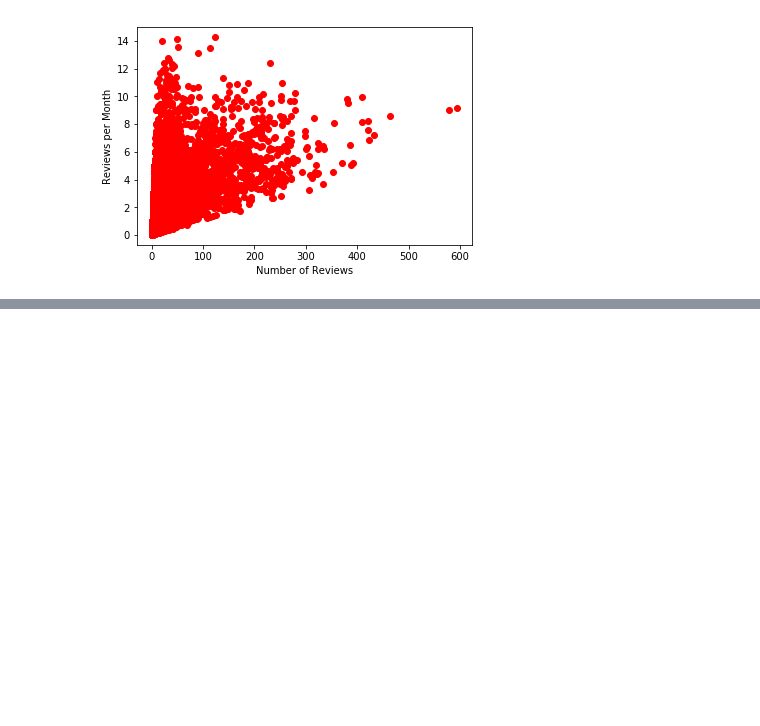
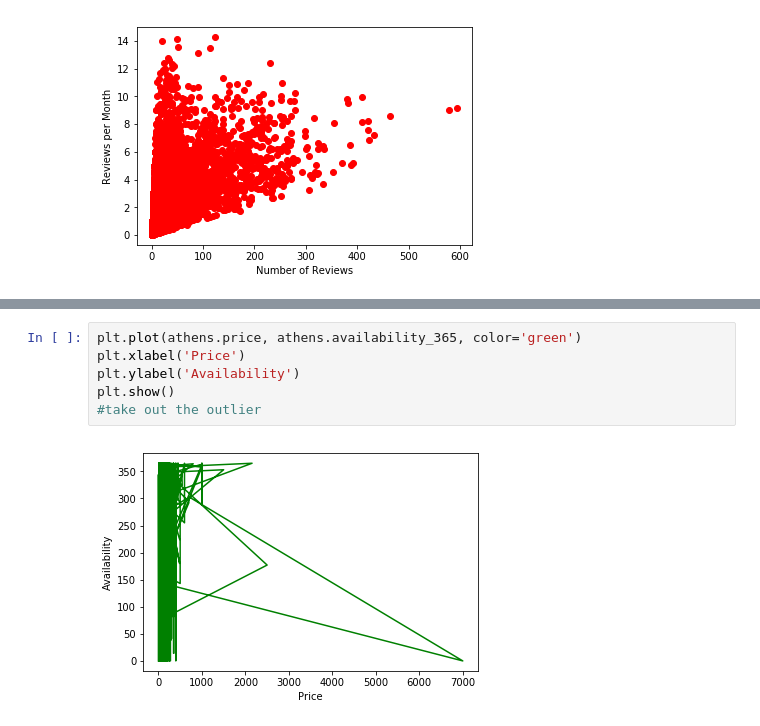
Before and after one commit to emett75/Unit-1-Capstone, a Jupyter notebook: Unit 1 Capstone.ipynb, the cells around one changed output, grey strips where cells are left out. Saved outputs shown, nothing was run; the diff lists cells and outputs as text; blank space fills up the shorter version.

```diff
--- a/Unit 1 Capstone.ipynb
+++ b/Unit 1 Capstone.ipynb
@@ -132,0 +149,8 @@ plt.show()
+# %%
+plt.plot(athens.price, athens.availability_365, color='green')
+plt.xlabel('Price')
+plt.ylabel('Availability')
+plt.show()
+#take out the outlier
+# %% [output]
+[figure, added]
```
Also changed, not shown: parts of 14 cells of this notebook.
